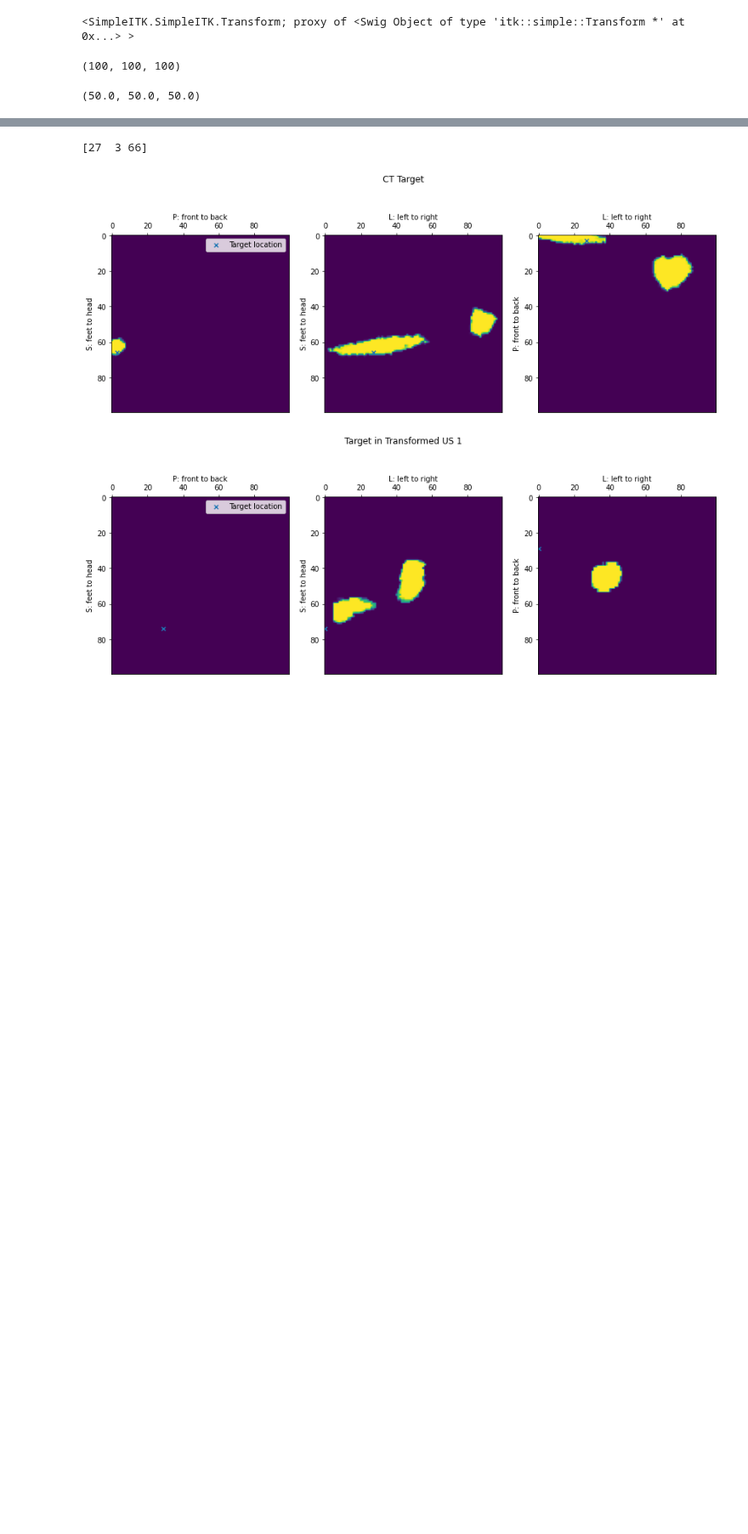
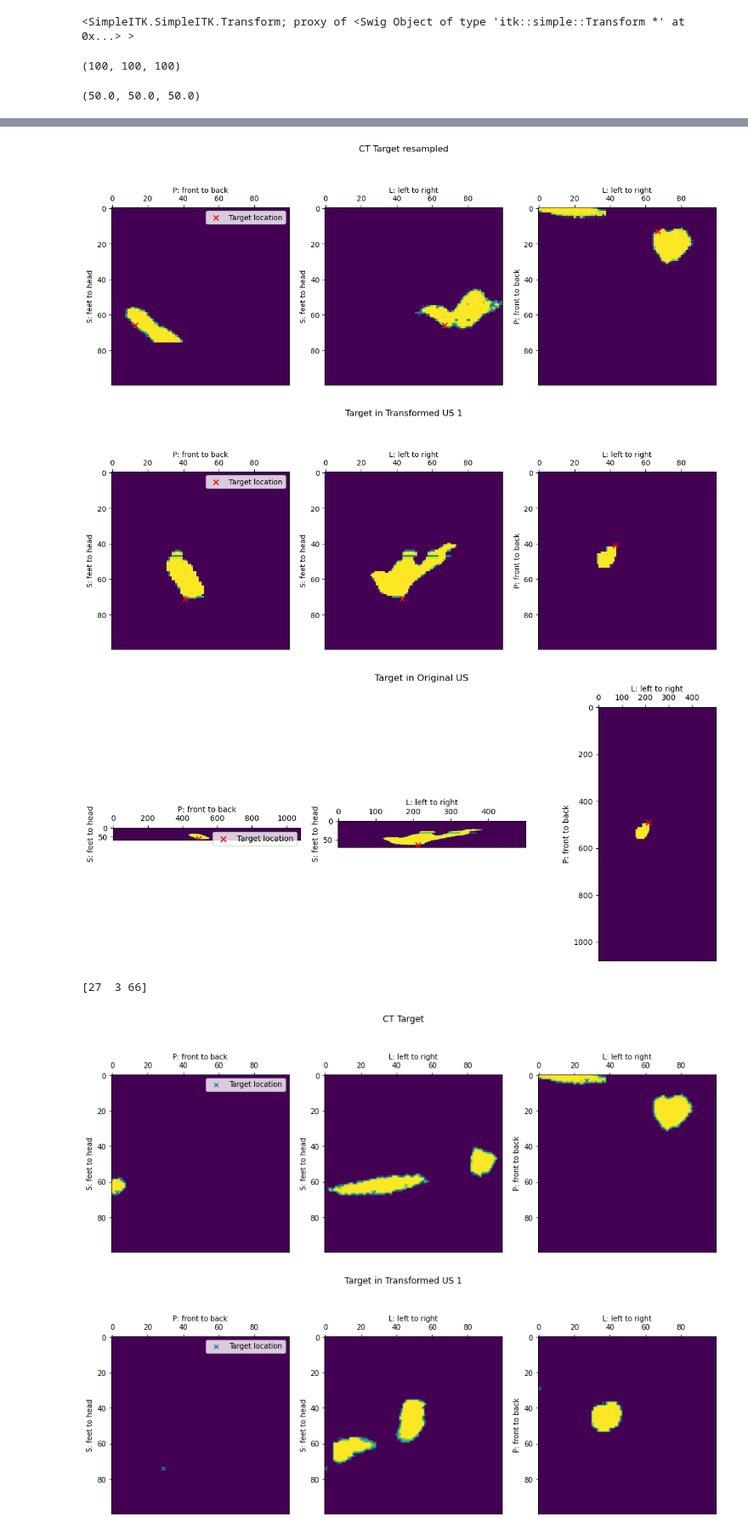
Before and after one commit to CoNG-harvard/robotic-ultrasound, a Jupyter notebook: notebooks/UltrasoundNavigation/Re-writing Registration from Scratch.ipynb, the cells around one changed output, grey strips where cells are left out. Shown at 85% size. Saved outputs shown, nothing was run; the diff lists cells and outputs as text; code cells hidden in the pictures; blank space fills up the shorter version.

```diff
--- a/notebooks/UltrasoundNavigation/Re-writing Registration from Scratch.ipynb
+++ b/notebooks/UltrasoundNavigation/Re-writing Registration from Scratch.ipynb
@@ -269,40 +292,43 @@ CT2ResampledCT.TransformPoint(ct_center)
 # %%
 
 target_pixel = np.array(centroid3(tmp_ct_img) + np.array([0,0,0]),dtype=int)
 plt.figure(figsize=(15,6))
 plot_img_at(tmp_ct_img,target_pixel)
 plt.suptitle("CT Target")
 plt.show()
 
 
 
-# target_loc = centroid3(img_ct_final)+ np.array([0,0,6])
-# target_pixel = loc2pixel(target_loc,fixed_image.GetSpacing())
+target_loc = centroid3(img_ct_final)+ np.array([0,0,6])
+target_pixel = loc2pixel(target_loc,fixed_image.GetSpacing())
 
-# plt.figure(figsize=(15,6))
-# plot_img_at(img_ct_final,target_pixel)
-# plt.suptitle("CT Target resampled")
-# plt.show()
+plt.figure(figsize=(15,6))
+plot_img_at(img_ct_final,target_pixel)
+plt.suptitle("CT Target resampled")
+plt.show()
 
-# inv = rigid_transform.GetInverse()
-# us_loc_1 = inv.TransformPoint(target_loc.astype(float))
-# us_loc_1 += np.array([diff_x,diff_y,diff_z])
-# us_pixel_1 = loc2pixel(us_loc_1,moving_image.GetSpacing())
+inv = rigid_transform.GetInverse()
+us_loc_1 = inv.TransformPoint(target_loc.astype(float))
+us_loc_1 += np.array([diff_x,diff_y,diff_z])
+us_pixel_1 = loc2pixel(us_loc_1,moving_image.GetSpacing())
 
-# plt.figure(figsize=(15,6))
-# plot_img_at(us_img_1,us_pixel_1)
-# plt.suptitle("Target in Transformed US 1")
-# plt.show()
+plt.figure(figsize=(15,6))
+plot_img_at(us_img_1,us_pixel_1)
+plt.suptitle("Target in Transformed US 1")
+plt.show()
 
 
-# us_loc_0 = pixel2loc(us_pixel_1 - np.array(us_img_1.shape)/2,moving_image.GetSpacing())
-# us_pixel_0 = loc2pixel(us_loc_0,us_res)+np.array(us_img_0.shape)//2
-# plt.figure(figsize=(15,6))
-# plot_img_at(us_img_0,us_pixel_0)
-# plt.suptitle("Target in Original US")
-# plt.show()
+us_loc_0 = pixel2loc(us_pixel_1 - np.array(us_img_1.shape)/2,moving_image.GetSpacing())
+us_pixel_0 = loc2pixel(us_loc_0,us_res)+np.array(us_img_0.shape)//2
+plt.figure(figsize=(15,6))
+plot_img_at(us_img_0,us_pixel_0)
+plt.suptitle("Target in Original US")
+plt.show()
 # %% [output]
 [figure]
+[figure, added]
+[figure, added]
+[figure, added]
 # %%
 
 target_loc = centroid3(img_ct_final)+ np.array([-40,-10,6])
```
Also changed, not shown: parts of 7 cells of this notebook, 1 other file.
